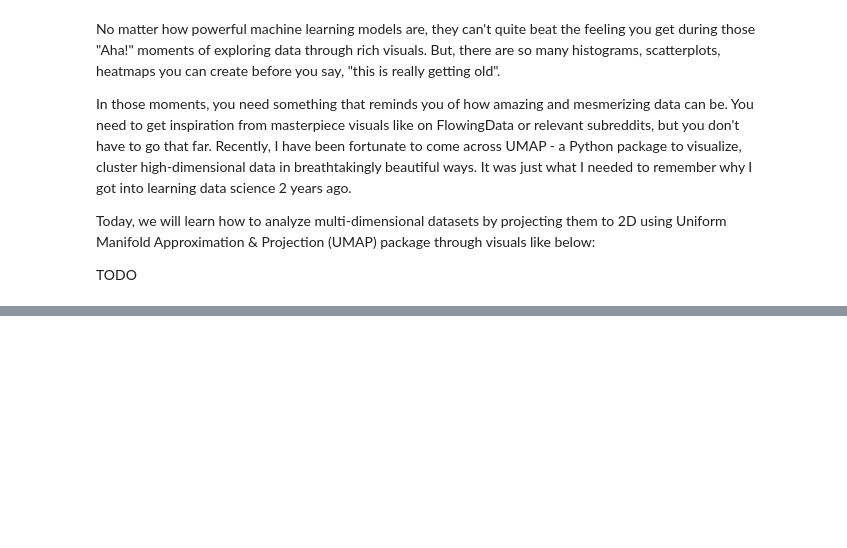
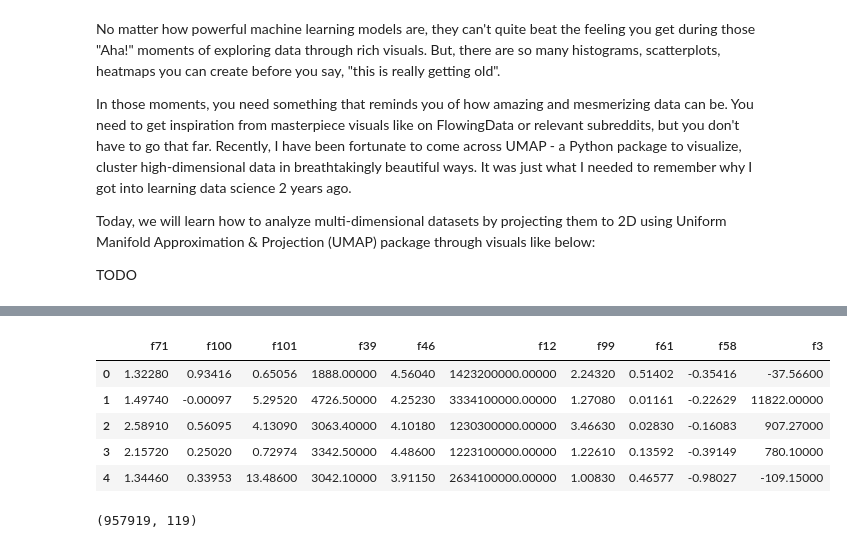
Before and after one commit to BexTuychiev/medium_stories, a Jupyter notebook: 2021/september/7_umap/notebook.ipynb, the cells around one changed output, grey strips where cells are left out. Drawn from its saved outputs; the diff is of its cells as text; code cells hidden in the pictures; blank space fills up the shorter version.

```diff
--- a/2021/september/7_umap/notebook.ipynb
+++ b/2021/september/7_umap/notebook.ipynb
@@ -62,0 +73,14 @@ TODO
+# %%
+tps = pd.read_csv("data/train.csv").drop("id", axis=1)
+tps.head().sample(10, axis=1)
+# %% [output]
+|  | f71 | f100 | f101 | f39 | f46 | f12 | f99 | f61 | f58 | f3 |
+| 0 | 1.32280 | 0.93416 | 0.65056 | 1888.00000 | 4.56040 | 1423200000.00000 | 2.24320 | 0.51402 | -0.35416 | -37.56600 |
+| 1 | 1.49740 | -0.00097 | 5.29520 | 4726.50000 | 4.25230 | 3334100000.00000 | 1.27080 | 0.01161 | -0.22629 | 11822.00000 |
+| 2 | 2.58910 | 0.56095 | 4.13090 | 3063.40000 | 4.10180 | 1230300000.00000 | 3.46630 | 0.02830 | -0.16083 | 907.27000 |
+| 3 | 2.15720 | 0.25020 | 0.72974 | 3342.50000 | 4.48600 | 1223100000.00000 | 1.22610 | 0.13592 | -0.39149 | 780.10000 |
+| 4 | 1.34460 | 0.33953 | 13.48600 | 3042.10000 | 3.91150 | 2634100000.00000 | 1.00830 | 0.46577 | -0.98027 | -109.15000 |
+# %%
+tps.shape
+# %% [output]
+(957919, 119)
```
Also changed, not shown: parts of 13 cells of this notebook.
